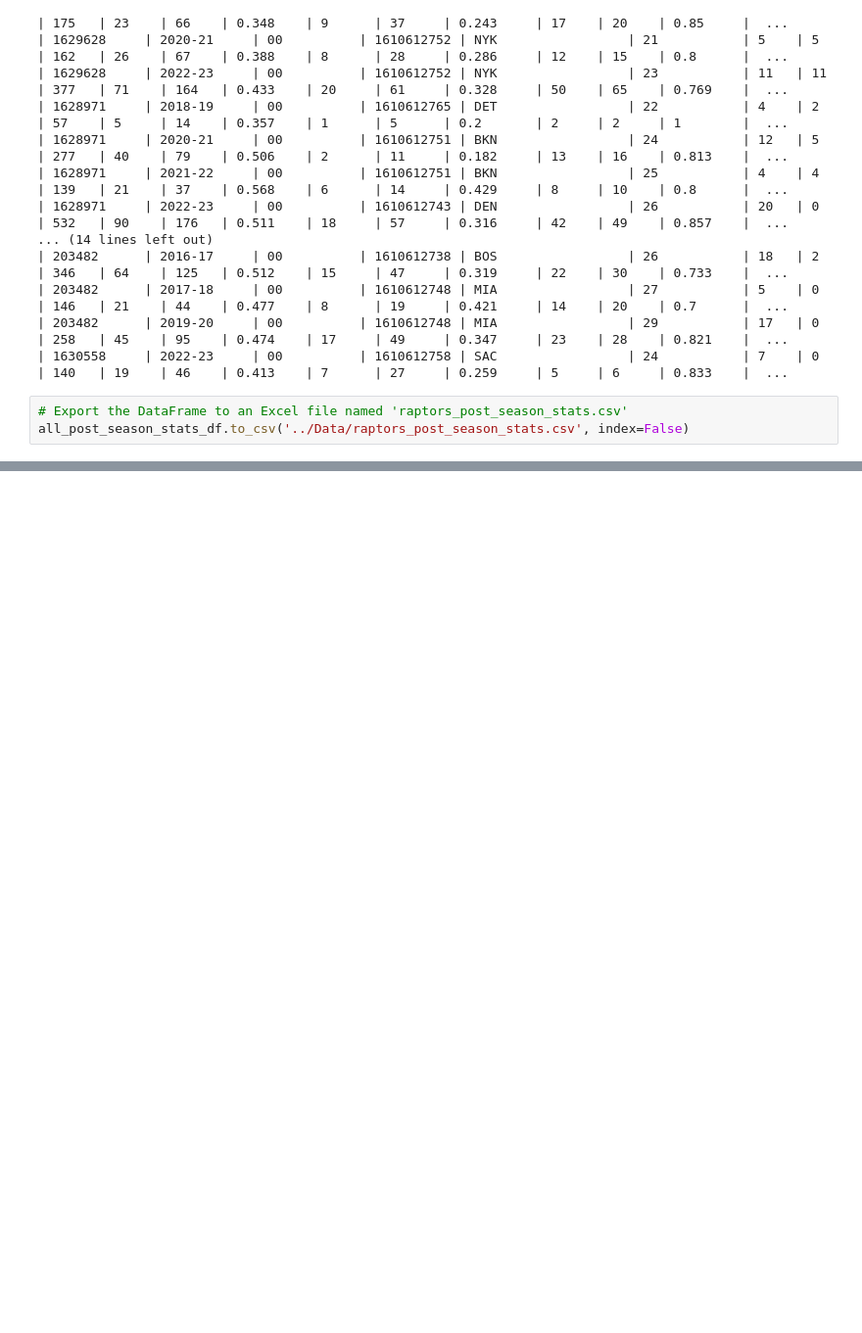
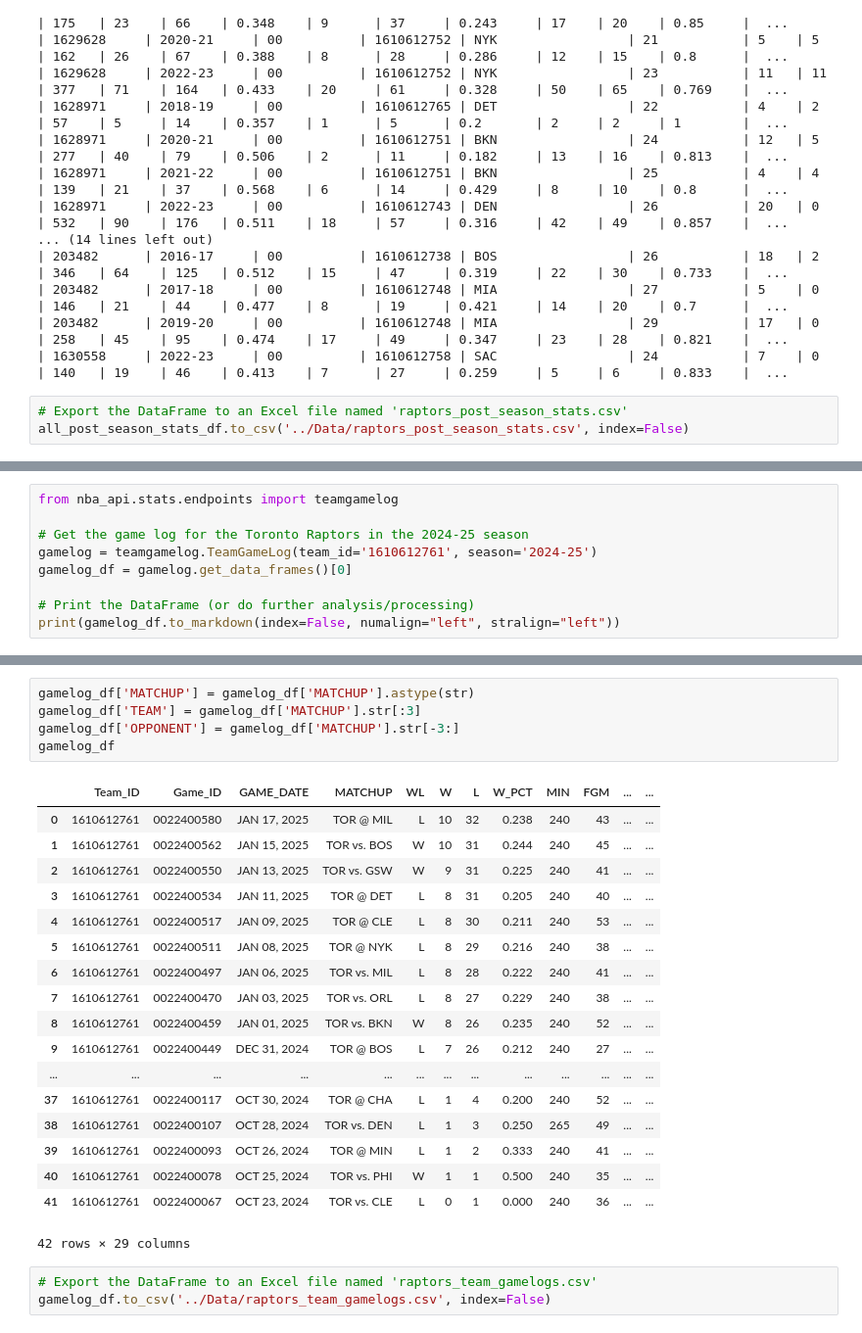
Before and after one commit to AlanDeng7/Toronto-Raptors-Players-Dashboard, a Jupyter notebook: Code/Data_Collecting.ipynb, the cells around one changed output, grey strips where cells are left out. Shown at 98% size. Drawn from its saved outputs; the diff is of its cells as text; blank space fills up the shorter version.

Commit message:
all data collected

```diff
--- a/Code/Data_Collecting.ipynb
+++ b/Code/Data_Collecting.ipynb
@@ -368,0 +367,9 @@ all_gamelogs_df.to_csv('../Data/raptors_gamelogs.csv', index=False)
+# %%
+from nba_api.stats.endpoints import teamgamelog
+
+# Get the game log for the Toronto Raptors in the 2024-25 season
+gamelog = teamgamelog.TeamGameLog(team_id='1610612761', season='2024-25')
+gamelog_df = gamelog.get_data_frames()[0]
+
+# Print the DataFrame (or do further analysis/processing)
+print(gamelog_df.to_markdown(index=False, numalign="left", stralign="left"))
@@ -368,0 +394,27 @@ all_gamelogs_df.to_csv('../Data/raptors_gamelogs.csv', index=False)
+# %%
+gamelog_df['MATCHUP'] = gamelog_df['MATCHUP'].astype(str)
+gamelog_df['TEAM'] = gamelog_df['MATCHUP'].str[:3]
+gamelog_df['OPPONENT'] = gamelog_df['MATCHUP'].str[-3:]
+gamelog_df
+# %% [output]
+|  | Team_ID | Game_ID | GAME_DATE | MATCHUP | WL | W | L | W_PCT | MIN | FGM | ... | ... |
+| 0 | 1610612761 | 0022400580 | JAN 17, 2025 | TOR @ MIL | L | 10 | 32 | 0.238 | 240 | 43 | ... | ... |
+| 1 | 1610612761 | 0022400562 | JAN 15, 2025 | TOR vs. BOS | W | 10 | 31 | 0.244 | 240 | 45 | ... | ... |
+| 2 | 1610612761 | 0022400550 | JAN 13, 2025 | TOR vs. GSW | W | 9 | 31 | 0.225 | 240 | 41 | ... | ... |
+| 3 | 1610612761 | 0022400534 | JAN 11, 2025 | TOR @ DET | L | 8 | 31 | 0.205 | 240 | 40 | ... | ... |
+| 4 | 1610612761 | 0022400517 | JAN 09, 2025 | TOR @ CLE | L | 8 | 30 | 0.211 | 240 | 53 | ... | ... |
+| 5 | 1610612761 | 0022400511 | JAN 08, 2025 | TOR @ NYK | L | 8 | 29 | 0.216 | 240 | 38 | ... | ... |
+| 6 | 1610612761 | 0022400497 | JAN 06, 2025 | TOR vs. MIL | L | 8 | 28 | 0.222 | 240 | 41 | ... | ... |
+| 7 | 1610612761 | 0022400470 | JAN 03, 2025 | TOR vs. ORL | L | 8 | 27 | 0.229 | 240 | 38 | ... | ... |
+| 8 | 1610612761 | 0022400459 | JAN 01, 2025 | TOR vs. BKN | W | 8 | 26 | 0.235 | 240 | 52 | ... | ... |
+| 9 | 1610612761 | 0022400449 | DEC 31, 2024 | TOR @ BOS | L | 7 | 26 | 0.212 | 240 | 27 | ... | ... |
+| ... | ... | ... | ... | ... | ... | ... | ... | ... | ... | ... | ... | ... |
+| 37 | 1610612761 | 0022400117 | OCT 30, 2024 | TOR @ CHA | L | 1 | 4 | 0.200 | 240 | 52 | ... | ... |
+| 38 | 1610612761 | 0022400107 | OCT 28, 2024 | TOR vs. DEN | L | 1 | 3 | 0.250 | 265 | 49 | ... | ... |
+| 39 | 1610612761 | 0022400093 | OCT 26, 2024 | TOR @ MIN | L | 1 | 2 | 0.333 | 240 | 41 | ... | ... |
+| 40 | 1610612761 | 0022400078 | OCT 25, 2024 | TOR vs. PHI | W | 1 | 1 | 0.500 | 240 | 35 | ... | ... |
+| 41 | 1610612761 | 0022400067 | OCT 23, 2024 | TOR vs. CLE | L | 0 | 1 | 0.000 | 240 | 36 | ... | ... |
+42 rows × 29 columns
+# %%
+# Export the DataFrame to an Excel file named 'raptors_team_gamelogs.csv'
+gamelog_df.to_csv('../Data/raptors_team_gamelogs.csv', index=False)
```
Also changed, not shown: parts of 20 cells of this notebook, 7 other files.
